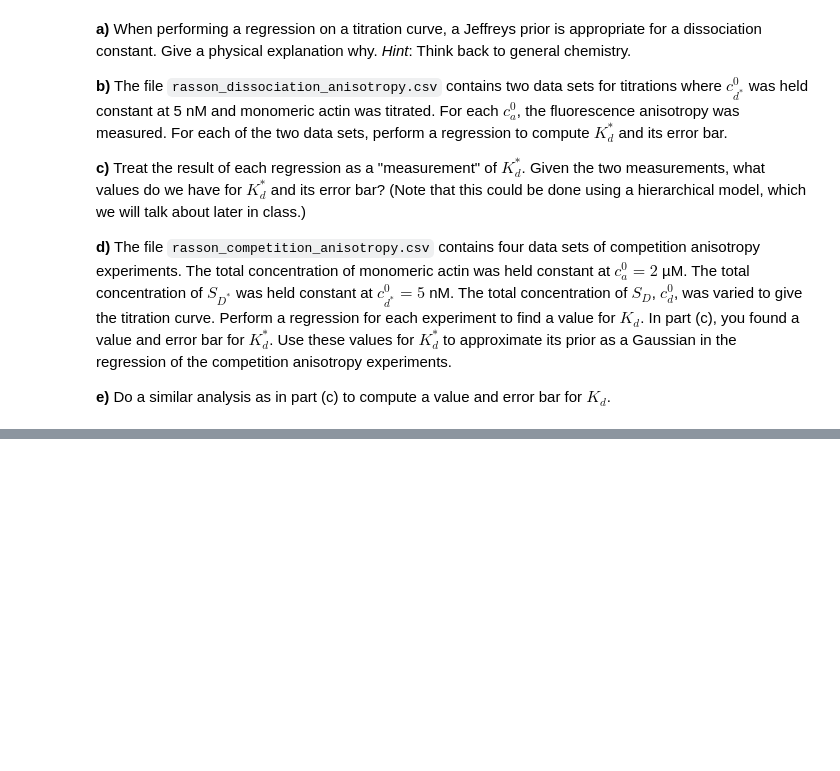
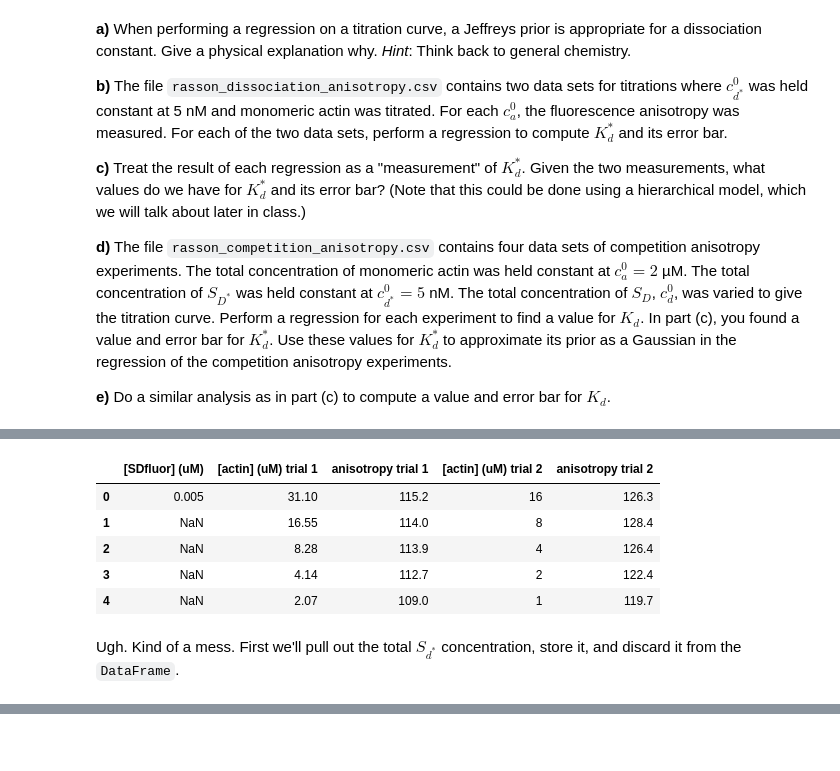
Before and after one commit to justinbois/bebi103, a Jupyter notebook: homework/hw4_solution.ipynb, the cells around one changed output, grey strips where cells are left out. Drawn from its saved outputs; the diff is of its cells as text; code cells hidden in the pictures; blank space fills up the shorter version.

```diff
--- a/homework/hw4_solution.ipynb
+++ b/homework/hw4_solution.ipynb
@@ -746,2 +753,15 @@ This is the function we wish to maximize.  To do so, we minimize $-\ln P(K_d, r_
 
 Before we do that, let's load and plot the data to help us get good guesses for the parameter values.  First, load the data and take a look.
+# %%
+df = pd.read_csv('../data/rasson_et_al/rasson_dissociation_anisotropy.csv',
+                 comment='#')
+df.head()
+# %% [output]
+|  | [SDfluor] (uM) | [actin] (uM) trial 1 | anisotropy trial 1 | [actin] (uM) trial 2 | anisotropy trial 2 |
+| 0 | 0.005 | 31.10 | 115.2 | 16 | 126.3 |
+| 1 | NaN | 16.55 | 114.0 | 8 | 128.4 |
+| 2 | NaN | 8.28 | 113.9 | 4 | 126.4 |
+| 3 | NaN | 4.14 | 112.7 | 2 | 122.4 |
+| 4 | NaN | 2.07 | 109.0 | 1 | 119.7 |
+# %% [markdown]
+Ugh.  Kind of a mess.  First we'll pull out the total $S_{d^*}$ concentration, store it, and discard it from the `DataFrame`.
```
Also changed, not shown: parts of 11 cells of this notebook, 1 other file.
